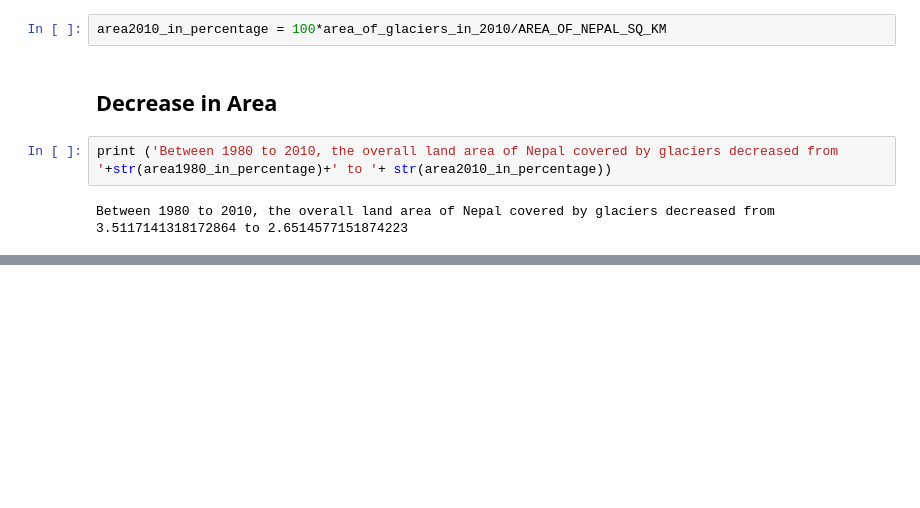
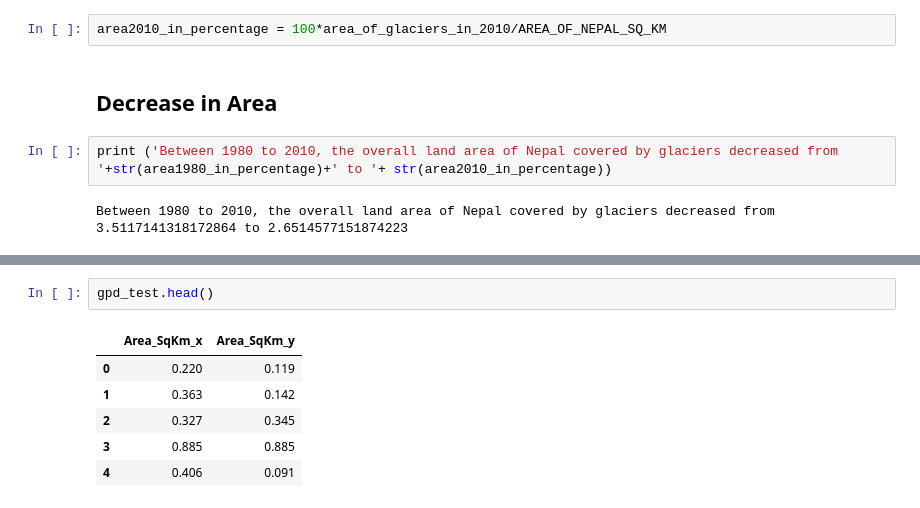
Before and after one commit to ayushsubedi/glacier_area, a Jupyter notebook: Glacier Area Analysis.ipynb, the cells around one changed output, grey strips where cells are left out. Drawn from its saved outputs; the diff is of its cells as text; blank space fills up the shorter version.

```diff
--- a/Glacier Area Analysis.ipynb
+++ b/Glacier Area Analysis.ipynb
@@ -111,0 +136,9 @@ Between 1980 to 2010, the overall land area of Nepal covered by glaciers decreas
+# %%
+gpd_test.head()
+# %% [output]
+|  | Area_SqKm_x | Area_SqKm_y |
+| 0 | 0.220 | 0.119 |
+| 1 | 0.363 | 0.142 |
+| 2 | 0.327 | 0.345 |
+| 3 | 0.885 | 0.885 |
+| 4 | 0.406 | 0.091 |
```
Also changed, not shown: parts of 14 cells of this notebook, 26 other files.
